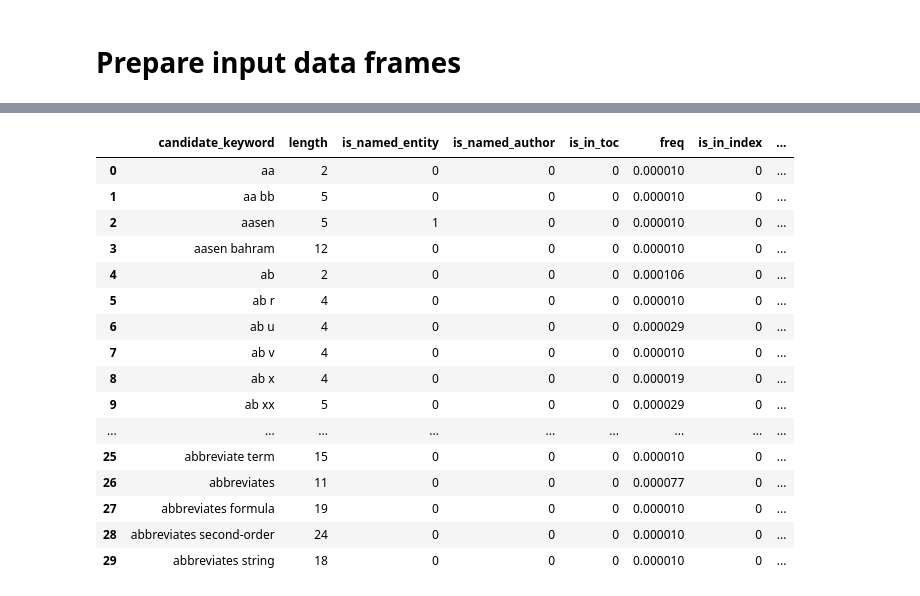
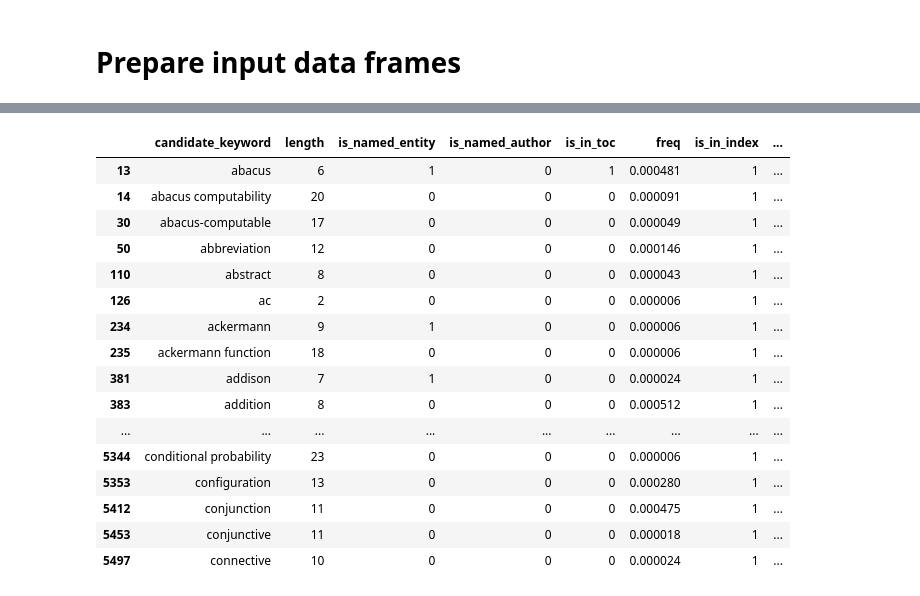
Before and after one commit to bertagrim/index_generator, a Jupyter notebook: src/prepare_data.ipynb, the cells around one changed output, grey strips where cells are left out. Saved outputs shown, nothing was run; the diff lists cells and outputs as text; code cells hidden in the pictures.

```diff
--- a/src/prepare_data.ipynb
+++ b/src/prepare_data.ipynb
@@ -257,21 +250,21 @@ save_aggregated_data(
 )
-# %%
-aggregated_df.head(30)
-# %% [output]
-|  | candidate_keyword | length | is_named_entity | is_named_author | is_in_toc | freq | is_in_index | ... |
-| 0 | aa | 2 | 0 | 0 | 0 | 0.000010 | 0 | ... |
-| 1 | aa bb | 5 | 0 | 0 | 0 | 0.000010 | 0 | ... |
-| 2 | aasen | 5 | 1 | 0 | 0 | 0.000010 | 0 | ... |
-| 3 | aasen bahram | 12 | 0 | 0 | 0 | 0.000010 | 0 | ... |
-| 4 | ab | 2 | 0 | 0 | 0 | 0.000106 | 0 | ... |
-| 5 | ab r | 4 | 0 | 0 | 0 | 0.000010 | 0 | ... |
-| 6 | ab u | 4 | 0 | 0 | 0 | 0.000029 | 0 | ... |
-| 7 | ab v | 4 | 0 | 0 | 0 | 0.000010 | 0 | ... |
-| 8 | ab x | 4 | 0 | 0 | 0 | 0.000019 | 0 | ... |
-| 9 | ab xx | 5 | 0 | 0 | 0 | 0.000029 | 0 | ... |
-| ... | ... | ... | ... | ... | ... | ... | ... | ... |
-| 25 | abbreviate term | 15 | 0 | 0 | 0 | 0.000010 | 0 | ... |
-| 26 | abbreviates | 11 | 0 | 0 | 0 | 0.000077 | 0 | ... |
-| 27 | abbreviates formula | 19 | 0 | 0 | 0 | 0.000010 | 0 | ... |
-| 28 | abbreviates second-order | 24 | 0 | 0 | 0 | 0.000010 | 0 | ... |
-| 29 | abbreviates string | 18 | 0 | 0 | 0 | 0.000010 | 0 | ... |
+# %%
+aggregated_df[aggregated_df.is_in_index==1].head(100)
+# %% [output]
+|  | candidate_keyword | length | is_named_entity | is_named_author | is_in_toc | freq | is_in_index | ... |
+| 13 | abacus | 6 | 1 | 0 | 1 | 0.000481 | 1 | ... |
+| 14 | abacus computability | 20 | 0 | 0 | 0 | 0.000091 | 1 | ... |
+| 30 | abacus-computable | 17 | 0 | 0 | 0 | 0.000049 | 1 | ... |
+| 50 | abbreviation | 12 | 0 | 0 | 0 | 0.000146 | 1 | ... |
+| 110 | abstract | 8 | 0 | 0 | 0 | 0.000043 | 1 | ... |
+| 126 | ac | 2 | 0 | 0 | 0 | 0.000006 | 1 | ... |
+| 234 | ackermann | 9 | 1 | 0 | 0 | 0.000006 | 1 | ... |
+| 235 | ackermann function | 18 | 0 | 0 | 0 | 0.000006 | 1 | ... |
+| 381 | addison | 7 | 1 | 0 | 0 | 0.000024 | 1 | ... |
+| 383 | addition | 8 | 0 | 0 | 0 | 0.000512 | 1 | ... |
+| ... | ... | ... | ... | ... | ... | ... | ... | ... |
+| 5344 | conditional probability | 23 | 0 | 0 | 0 | 0.000006 | 1 | ... |
+| 5353 | configuration | 13 | 0 | 0 | 0 | 0.000280 | 1 | ... |
+| 5412 | conjunction | 11 | 0 | 0 | 0 | 0.000475 | 1 | ... |
+| 5453 | conjunctive | 11 | 0 | 0 | 0 | 0.000018 | 1 | ... |
+| 5497 | connective | 10 | 0 | 0 | 0 | 0.000024 | 1 | ... |
```
Also changed, not shown: parts of 12 cells of this notebook, 2 other files.
